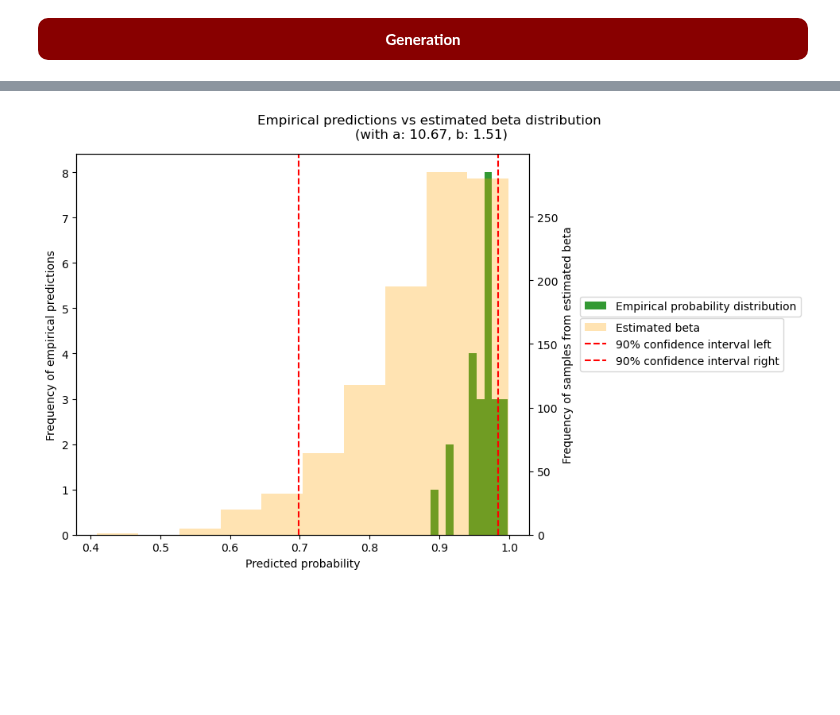
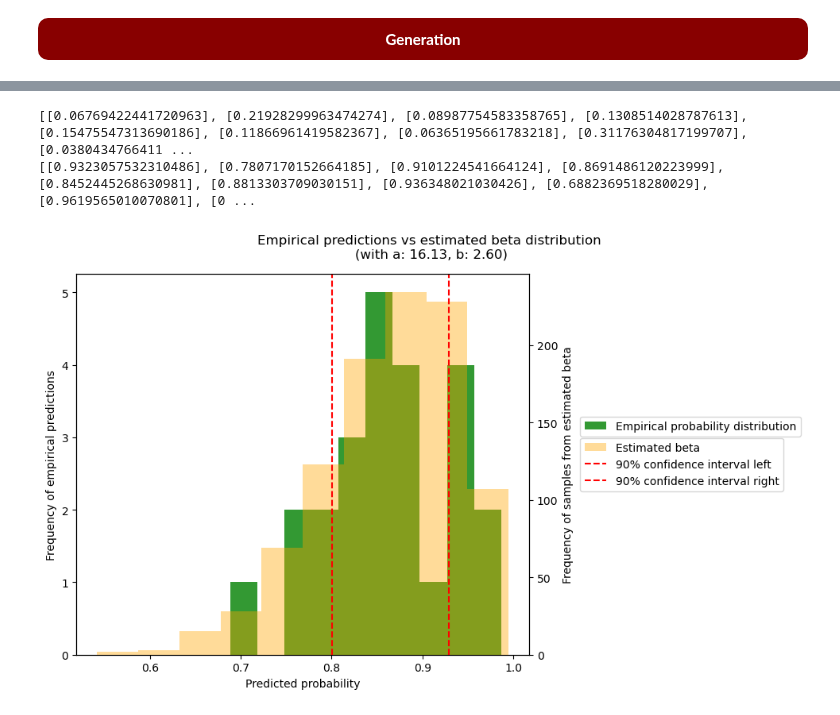
Before and after one commit to istepka/betarce, a Jupyter notebook: src/debug_statrob.ipynb, the cells around one changed output, grey strips where cells are left out. Cells and saved outputs as stored; diff of their text form; code cells hidden in the pictures; blank space fills up the shorter version.

```diff
--- a/src/debug_statrob.ipynb
+++ b/src/debug_statrob.ipynb
@@ -99,7 +105,7 @@ statrob_explainer = StatrobGlobal(
     blackbox=blackbox
 )
 
-statrob_explainer.fit(k_mlps=24)
+statrob_explainer.fit(k_mlps=24, _bootstrap=False)
 # %% [output]
 Training the ensemble of models
 Early stopping due to validation loss not improving.
@@ -110,7 +129,7 @@ from robx import robx_algorithm
 # %% [markdown]
 <div style="background-color: #880000; color: #FFFFFF; font-weight: bold; padding: 10px; margin: 10px 0 20px 0; text-align: center; border-radius: 10px;">Generation</div>
 # %%
-idx = 1
+idx = 16
 original_example = X_test[idx:idx+1]
 original_example_np = original_example.to_numpy().reshape(-1)
 original_class = blackbox_predic_crisp_fn(original_example)
@@ -126,6 +145,18 @@ Counterfactual class: [0]. Counterfactual: [0.89132089 0.78049637]
 # %%
-statrob_cf = statrob_explainer.optimize(cf.reshape(1, -1), target_class=cf_class, estimation_method='MLE')
+confidences = [0.6, 0.7, 0.8, 0.9, 0.95]
+statrob_cfs = []
+statrob_cfs_classes = []
 
-statrob_cf_class = blackbox_predic_crisp_fn(statrob_cf)
-print(f'Statrob Counterfactual class: {statrob_cf_class}. Counterfactual: {statrob_cf}')
+for conf in confidences:
+    statrob_cf = statrob_explainer.optimize(
+        cf.reshape(1, -1),
+        target_class=cf_class,
+        estimation_method='MLE',
+        desired_confidence=conf,
+        classification_threshold=.5
+    )
+    statrob_cfs.append(statrob_cf)
+    statrob_cf_class = blackbox_predic_crisp_fn(statrob_cf)
+    statrob_cfs_classes.append(statrob_cf_class)
+    print(f'Statrob Counterfactual class: {statrob_cf_class}. Counterfactual: {statrob_cf}')
 # %% [output]
@@ -164,44 +305,51 @@ plot_decision_boundary_with_artifacts(
 # %%
-from statrob import plot_beta_on_original, estimate_beta_distribution, ensemble_predict_proba, plot_beta, plot_distribution_of_predictions
-import matplotlib.pyplot as plt
-import scipy.stats
 
-probs = ensemble_predict_proba(statrob_explainer.models, statrob_cf)
-probs = probs if statrob_cf_class == 1 else 1 - probs
-alpha, beta = estimate_beta_distribution(probs.reshape(-1), method='MLE')
+
+idx = 0
+cccc =  statrob_cfs[idx]
+class_ = int(statrob_cfs_classes[idx][0])
+condifence = 0.6
+
+
+probs = ensemble_predict_proba(statrob_explainer.models, cccc)
+print(probs.tolist())
+probs = probs if class_ == 1 else 1 - probs
+print(probs.tolist())
+alpha, beta, _, _ = scipy.stats.beta.fit(probs,  method='MLE', floc=0, fscale=1)
 # plot_distribution_of_predictions(probs)
 # plot_beta(alpha, beta)
 
-condifence = 0.9
 
 left, right = scipy.stats.beta.interval(condifence, alpha, beta)
 
 
 fig, ax = plt.subplots(figsize=(10,6))
 samples = np.random.beta(alpha, beta, size=1000)
 
 ax.hist(probs, bins=10, density=False, alpha=0.8, color='green', label='Empirical probability distribution')
 ax2 = ax.twinx()
-ax2.hist(samples, bins=10, density=False, alpha=0.3, color='orange', label='Estimated beta')
+ax2.hist(samples, bins=10, density=False, alpha=0.4, color='orange', label='Estimated beta')
 
 # Draw the 90% confidence interval
 plt.axvline(left, color='red', linestyle='--', label='90% confidence interval left')
 plt.axvline(right, color='red', linestyle='--', label='90% confidence interval right')
 
 # Place legend outside the main plot box
 ax2.legend(loc='center left', bbox_to_anchor=(1.1, 0.5))
 ax.legend(loc='center left', bbox_to_anchor=(1.1, 0.6))
 
 
 plt.suptitle(f'Empirical predictions vs estimated beta distribution \n(with a: {alpha:.2f}, b: {beta:.2f})')
 
 ax.set_xlabel('Predicted probability')
 ax.set_ylabel('Frequency of empirical predictions')
 ax2.set_ylabel('Frequency of samples from estimated beta')
 
 
 plt.tight_layout()
 
 plt.show()
 # %% [output]
+[[0.06769422441720963], [0.21928299963474274], [0.08987754583358765], [0.1308514028787613], [0.15475547313690186], [0.11866961419582367], [0.06365195661783218], [0.31176304817199707], [0.0380434766411 ...
+[[0.9323057532310486], [0.7807170152664185], [0.9101224541664124], [0.8691486120223999], [0.8452445268630981], [0.8813303709030151], [0.936348021030426], [0.6882369518280029], [0.9619565010070801], [0 ...
-[figure, old version]
+[figure, new version]
```
Also changed, not shown: parts of 10 cells of this notebook, 2 other files.
